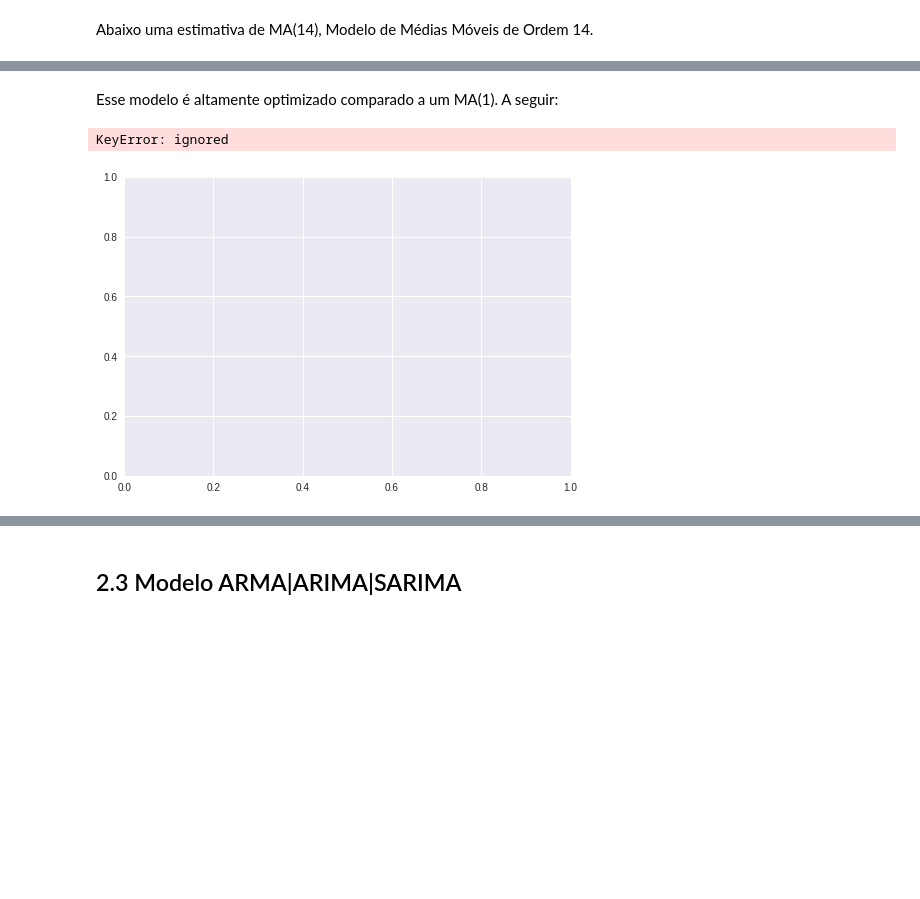
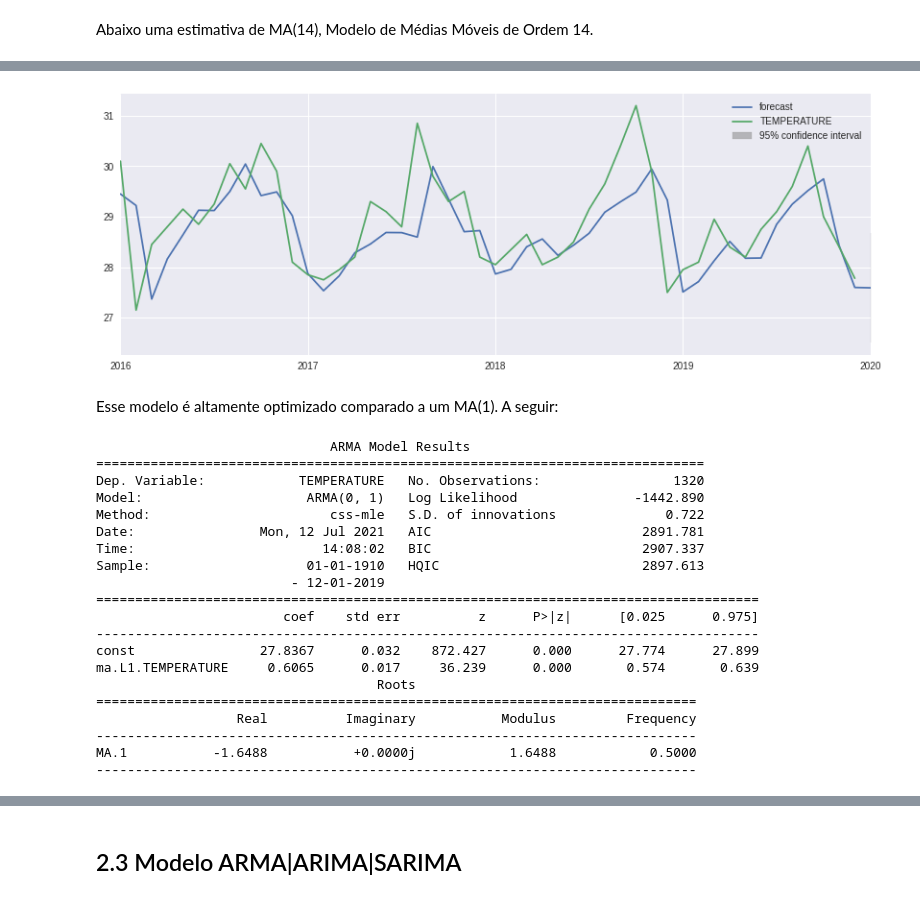
Before and after one commit to TailUFPB/SeriesTemporaisAcademico, a Jupyter notebook: Apresentação_academico.ipynb, the cells around one changed output, grey strips where cells are left out. Cells and saved outputs as stored; diff of their text form; code cells hidden in the pictures; blank space fills up the shorter version.

```diff
--- a/Apresentação_academico.ipynb
+++ b/Apresentação_academico.ipynb
@@ -594,11 +574,40 @@ KeyError: ignored
+# %%
+plt.style.use('seaborn')
+
+fig, ax = plt.subplots()
+
+fig = res0.plot_predict('2016','2020', ax=ax)
+
+fig.set_size_inches(14,5)
+plt.legend()
+
+plt.show()
+# %% [output]
+[figure, added]
 # %% [markdown]
 Esse modelo é altamente optimizado comparado a um MA(1). A seguir:
 # %%
-mod = ARMA(data_form_month.TEMPERATURE,order=(0,1))
-res = mod.fit()
-res.plot_predict('2016','2020')
-
-plt.show()
+mod1 = ARMA(data_form_month.TEMPERATURE,order=(0,1))
+res1 = mod1.fit()
+print(res1.summary())
 # %% [output]
-KeyError: ignored
+                              ARMA Model Results
+==============================================================================
+Dep. Variable:            TEMPERATURE   No. Observations:                 1320
+Model:                     ARMA(0, 1)   Log Likelihood               -1442.890
+Method:                       css-mle   S.D. of innovations              0.722
+Date:                Mon, 12 Jul 2021   AIC                           2891.781
+Time:                        14:08:02   BIC                           2907.337
+Sample:                    01-01-1910   HQIC                          2897.613
+                         - 12-01-2019
+=====================================================================================
+                        coef    std err          z      P>|z|      [0.025      0.975]
+-------------------------------------------------------------------------------------
+const                27.8367      0.032    872.427      0.000      27.774      27.899
+ma.L1.TEMPERATURE     0.6065      0.017     36.239      0.000       0.574       0.639
+                                    Roots
+=============================================================================
+                  Real          Imaginary           Modulus         Frequency
+-----------------------------------------------------------------------------
+MA.1           -1.6488           +0.0000j            1.6488            0.5000
+-----------------------------------------------------------------------------
-[figure, removed]
```
Also changed, not shown: parts of 60 cells of this notebook.
